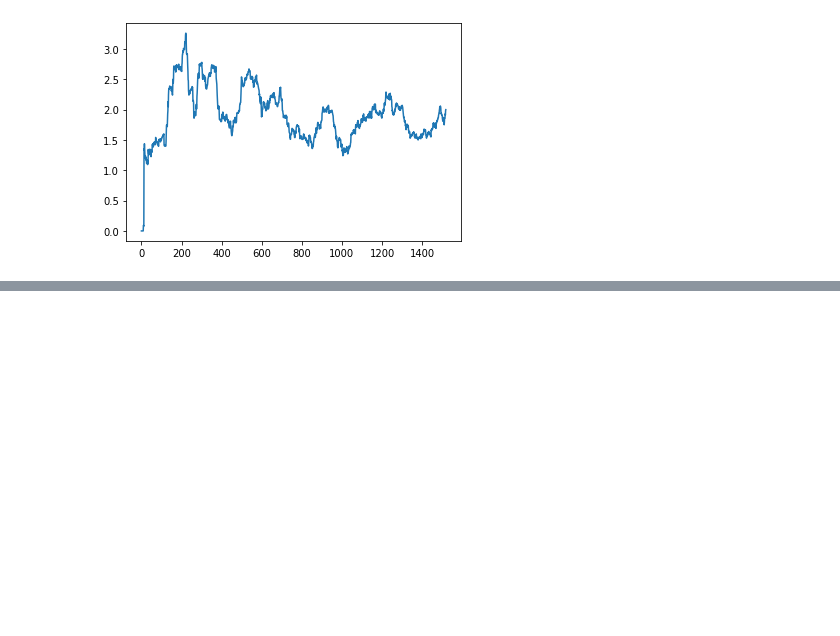
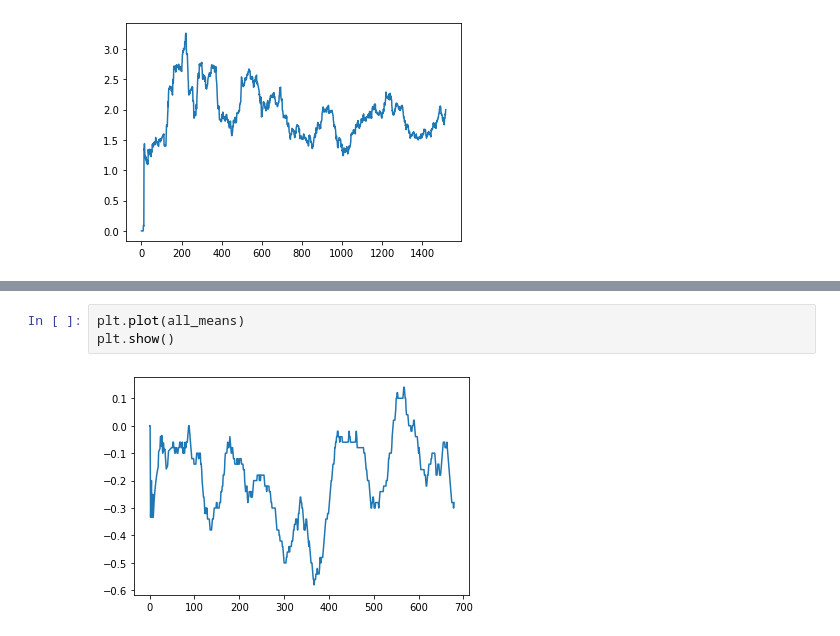
Before and after one commit to MartijnNaaijer/hebrew_spelling_variation, a Jupyter notebook: notebooks/alignment_network.ipynb, the cells around one changed output, grey strips where cells are left out. Saved outputs shown, nothing was run; the diff lists cells and outputs as text; blank space fills up the shorter version.

```diff
--- a/notebooks/align_mt_sp_dss_texts.ipynb
+++ b/notebooks/alignment_network.ipynb
@@ -473,0 +584,5 @@ plt.show()
+# %%
+plt.plot(all_means)
+plt.show()
+# %% [output]
+[figure, added]
```
Also changed, not shown: parts of 18 cells of this notebook, 11 other files.
